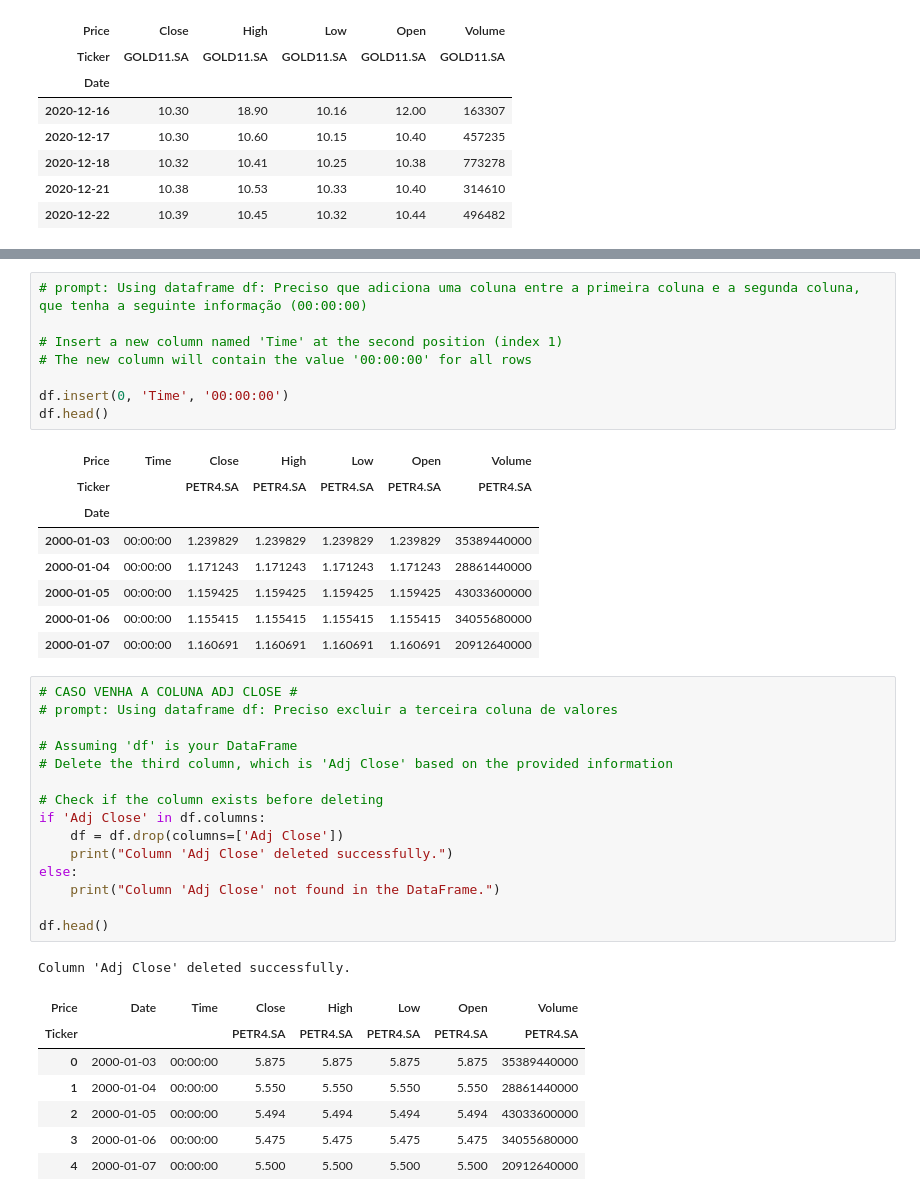
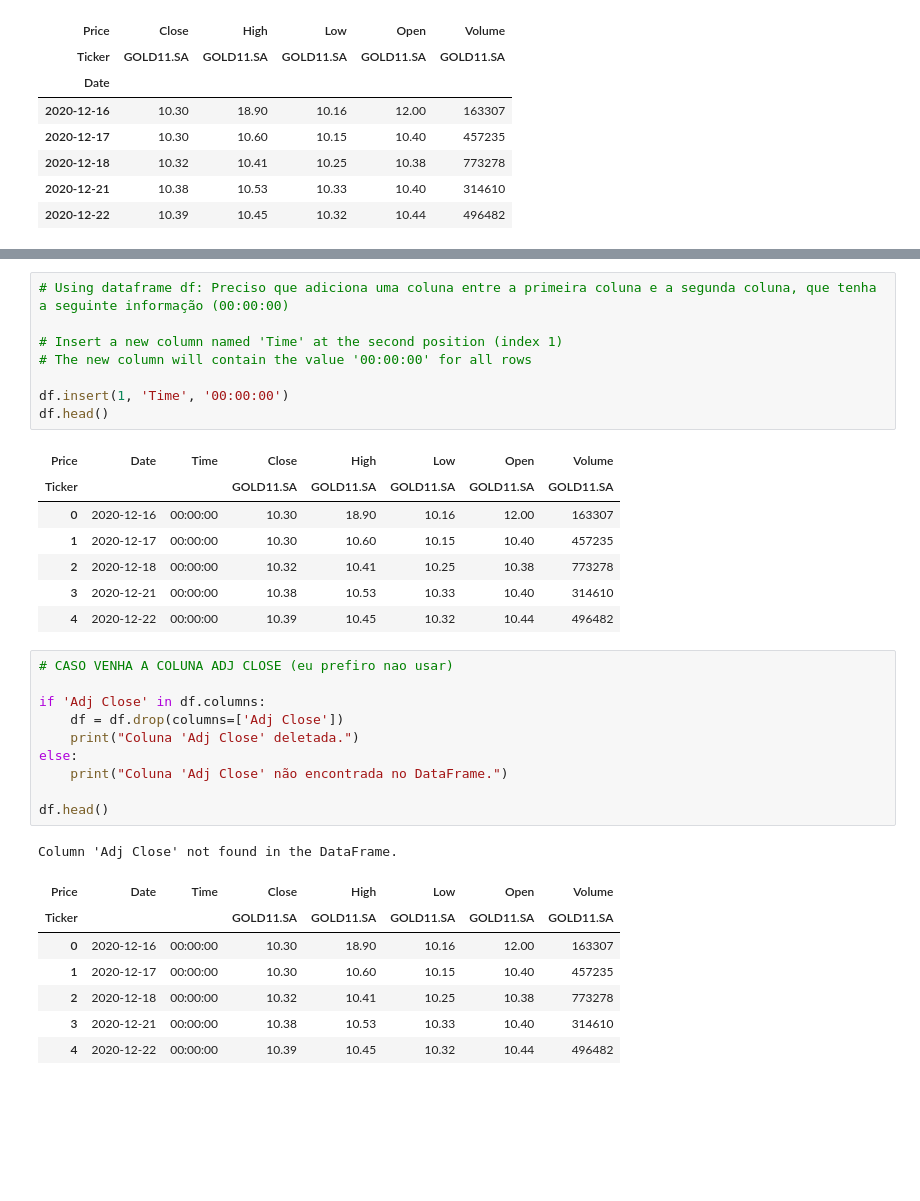
Before and after one commit to GauloPi/testeee, a Jupyter notebook: Importação_direita_dados_yahoo_metatrader.ipynb, the cells around one changed output, grey strips where cells are left out. Drawn from its saved outputs; the diff is of its cells as text; blank space fills up the shorter version.

```diff
--- a/Importação_direita_dados_yahoo_metatrader.ipynb
+++ b/Importação_direita_dados_yahoo_metatrader.ipynb
@@ -73,41 +65,35 @@ df
 # %%
-# prompt: Using dataframe df: Preciso que adiciona uma coluna entre a primeira coluna e a segunda coluna, que tenha a seguinte informação (00:00:00)
+# Using dataframe df: Preciso que adiciona uma coluna entre a primeira coluna e a segunda coluna, que tenha a seguinte informação (00:00:00)
 
 # Insert a new column named 'Time' at the second position (index 1)
 # The new column will contain the value '00:00:00' for all rows
 
-df.insert(0, 'Time', '00:00:00')
+df.insert(1, 'Time', '00:00:00')
 df.head()
 # %% [output]
-| Price | Time | Close | High | Low | Open | Volume |
-| Ticker |  | PETR4.SA | PETR4.SA | PETR4.SA | PETR4.SA | PETR4.SA |
-| Date |  |  |  |  |  |  |
-| 2000-01-03 | 00:00:00 | 1.239829 | 1.239829 | 1.239829 | 1.239829 | 35389440000 |
-| 2000-01-04 | 00:00:00 | 1.171243 | 1.171243 | 1.171243 | 1.171243 | 28861440000 |
-| 2000-01-05 | 00:00:00 | 1.159425 | 1.159425 | 1.159425 | 1.159425 | 43033600000 |
-| 2000-01-06 | 00:00:00 | 1.155415 | 1.155415 | 1.155415 | 1.155415 | 34055680000 |
-| 2000-01-07 | 00:00:00 | 1.160691 | 1.160691 | 1.160691 | 1.160691 | 20912640000 |
+| Price | Date | Time | Close | High | Low | Open | Volume |
+| Ticker |  |  | GOLD11.SA | GOLD11.SA | GOLD11.SA | GOLD11.SA | GOLD11.SA |
+| 0 | 2020-12-16 | 00:00:00 | 10.30 | 18.90 | 10.16 | 12.00 | 163307 |
+| 1 | 2020-12-17 | 00:00:00 | 10.30 | 10.60 | 10.15 | 10.40 | 457235 |
+| 2 | 2020-12-18 | 00:00:00 | 10.32 | 10.41 | 10.25 | 10.38 | 773278 |
+| 3 | 2020-12-21 | 00:00:00 | 10.38 | 10.53 | 10.33 | 10.40 | 314610 |
+| 4 | 2020-12-22 | 00:00:00 | 10.39 | 10.45 | 10.32 | 10.44 | 496482 |
 # %%
-# CASO VENHA A COLUNA ADJ CLOSE #
-# prompt: Using dataframe df: Preciso excluir a terceira coluna de valores
+# CASO VENHA A COLUNA ADJ CLOSE (eu prefiro nao usar)
 
-# Assuming 'df' is your DataFrame
-# Delete the third column, which is 'Adj Close' based on the provided information
-
-# Check if the column exists before deleting
 if 'Adj Close' in df.columns:
     df = df.drop(columns=['Adj Close'])
-    print("Column 'Adj Close' deleted successfully.")
+    print("Coluna 'Adj Close' deletada.")
 else:
-    print("Column 'Adj Close' not found in the DataFrame.")
+    print("Coluna 'Adj Close' não encontrada no DataFrame.")
 
 df.head()
 # %% [output]
-Column 'Adj Close' deleted successfully.
+Column 'Adj Close' not found in the DataFrame.
 | Price | Date | Time | Close | High | Low | Open | Volume |
-| Ticker |  |  | PETR4.SA | PETR4.SA | PETR4.SA | PETR4.SA | PETR4.SA |
-| 0 | 2000-01-03 | 00:00:00 | 5.875 | 5.875 | 5.875 | 5.875 | 35389440000 |
-| 1 | 2000-01-04 | 00:00:00 | 5.550 | 5.550 | 5.550 | 5.550 | 28861440000 |
-| 2 | 2000-01-05 | 00:00:00 | 5.494 | 5.494 | 5.494 | 5.494 | 43033600000 |
-| 3 | 2000-01-06 | 00:00:00 | 5.475 | 5.475 | 5.475 | 5.475 | 34055680000 |
-| 4 | 2000-01-07 | 00:00:00 | 5.500 | 5.500 | 5.500 | 5.500 | 20912640000 |
+| Ticker |  |  | GOLD11.SA | GOLD11.SA | GOLD11.SA | GOLD11.SA | GOLD11.SA |
+| 0 | 2020-12-16 | 00:00:00 | 10.30 | 18.90 | 10.16 | 12.00 | 163307 |
+| 1 | 2020-12-17 | 00:00:00 | 10.30 | 10.60 | 10.15 | 10.40 | 457235 |
+| 2 | 2020-12-18 | 00:00:00 | 10.32 | 10.41 | 10.25 | 10.38 | 773278 |
+| 3 | 2020-12-21 | 00:00:00 | 10.38 | 10.53 | 10.33 | 10.40 | 314610 |
+| 4 | 2020-12-22 | 00:00:00 | 10.39 | 10.45 | 10.32 | 10.44 | 496482 |
```
Also changed, not shown: parts of 10 cells of this notebook.
